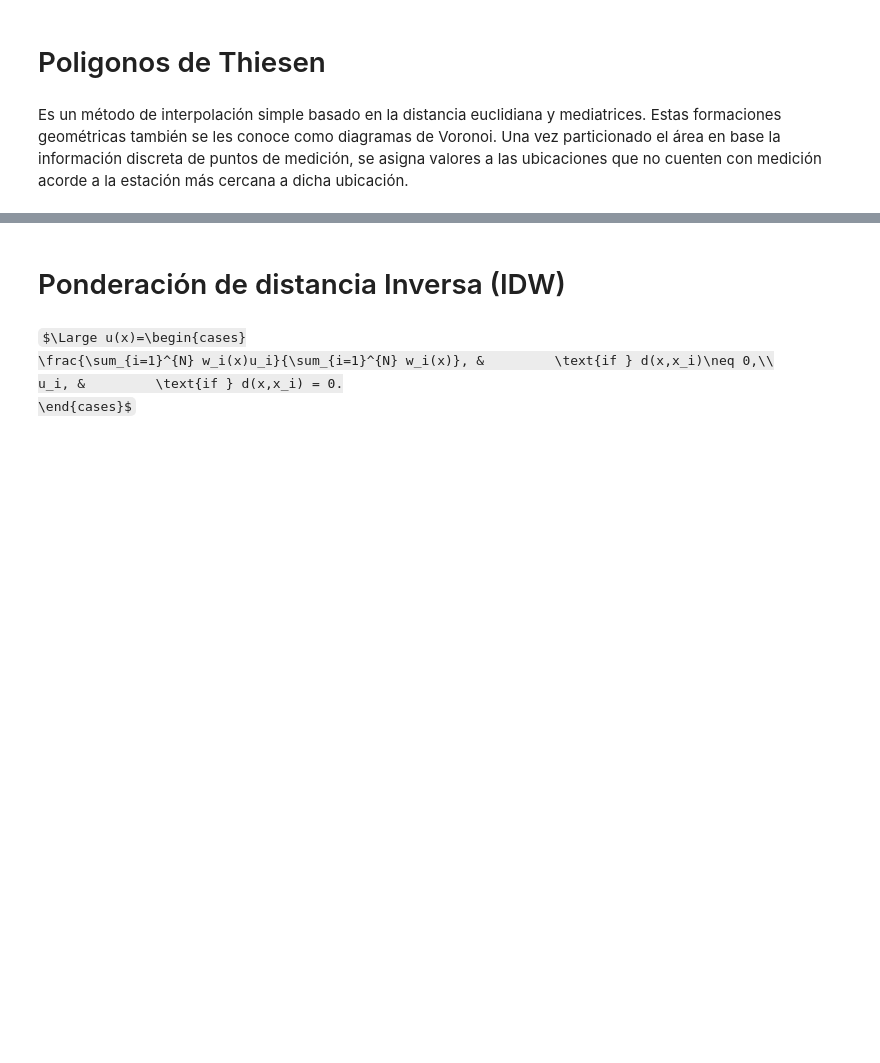
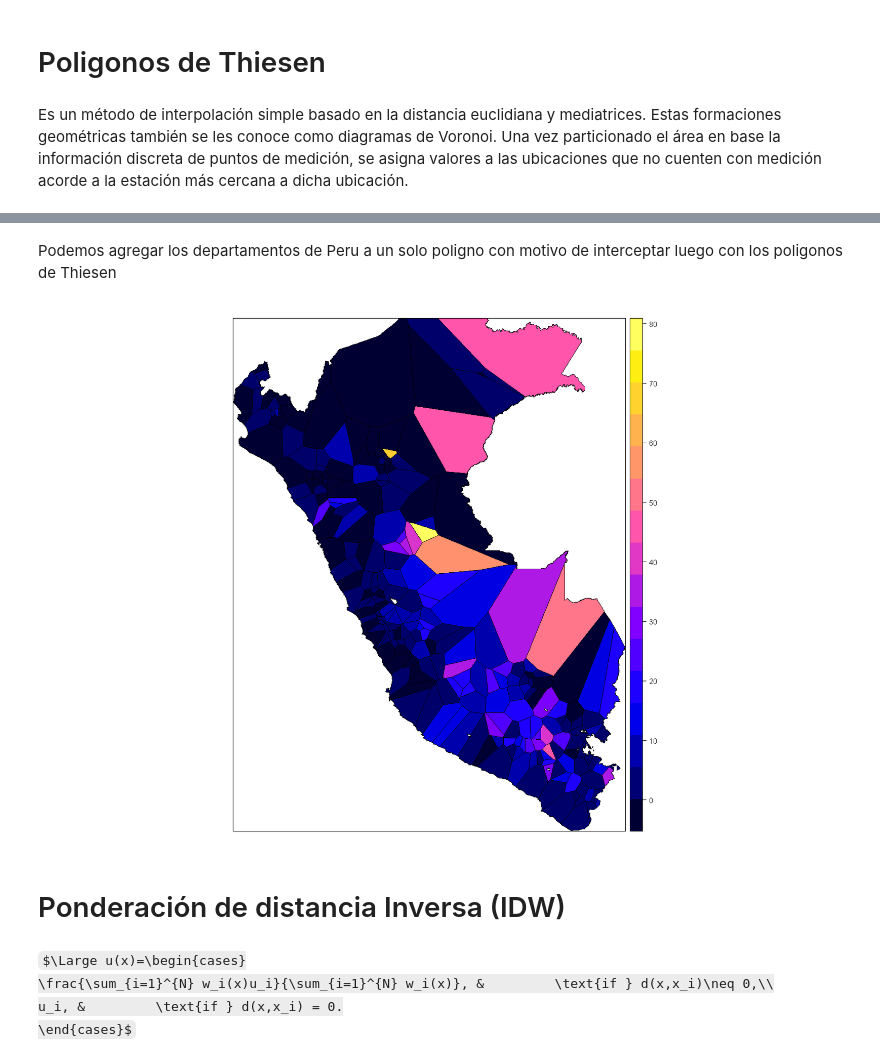
Before and after one commit to JoseZevallosR/curso_hidrologia, a Jupyter notebook: code/Interpolación.ipynb, the cells around one changed output, grey strips where cells are left out. Cells and saved outputs as stored; diff of their text form; code cells hidden in the pictures; some formulas as TeX source; blank space fills up the shorter version.

```diff
--- a/code/Interpolación.ipynb
+++ b/code/Interpolación.ipynb
@@ -34,3 +38,11 @@ Es un método de interpolación simple basado en la distancia euclidiana y media
+# %% [markdown]
+Podemos agregar los departamentos de Peru a un solo poligno con motivo de interceptar luego con los poligonos de Thiesen
+# %%
+PE <- aggregate(W)
+vpe <-intersect(v,PE)
+spplot(vpe,'pp')
+# %% [output]
+[figure, added]
 # %% [markdown]
 # Ponderación de distancia Inversa (IDW)
 # %% [markdown]
```
Also changed, not shown: parts of 17 cells of this notebook.
